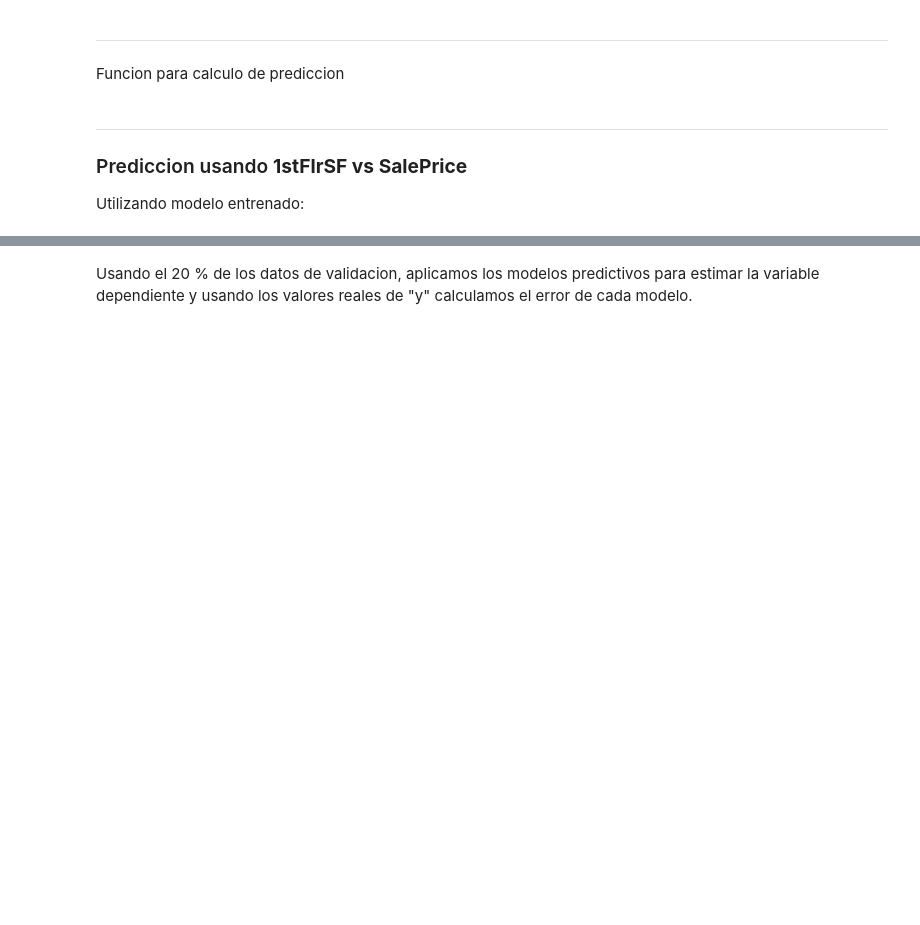
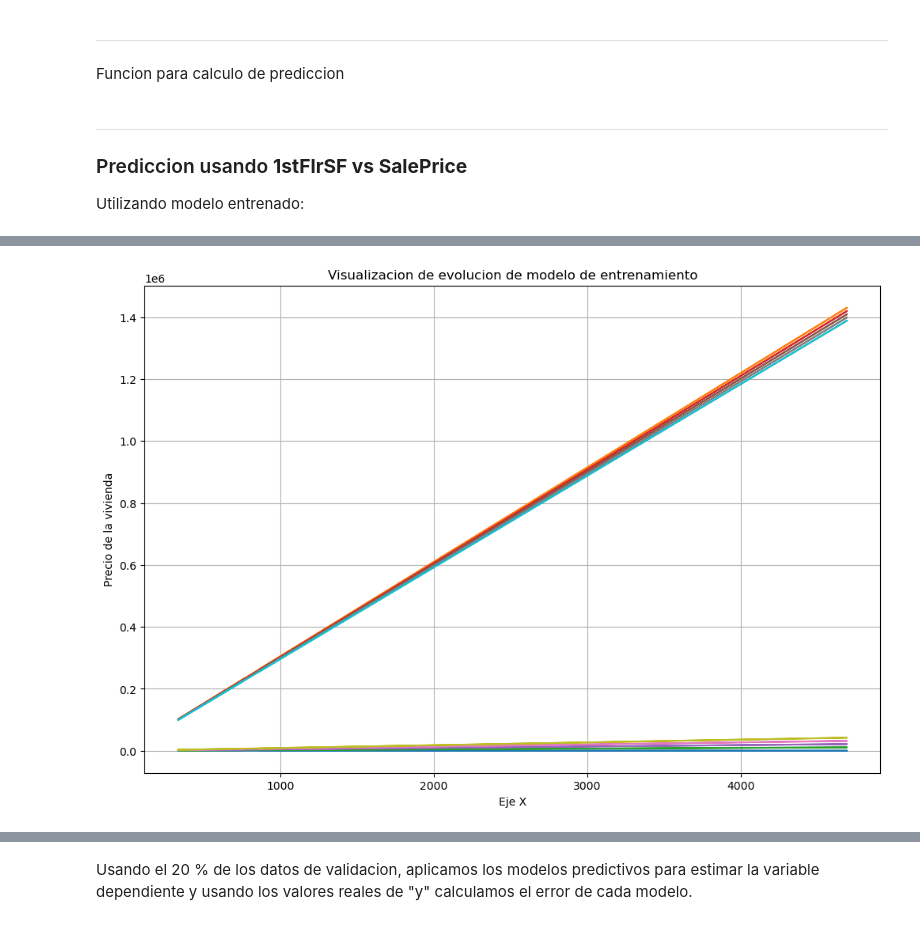
Before and after one commit to ElMangel/Proyecto-1--Regresi-n-con-c-digo, a Jupyter notebook: Proyecto_19000522.ipynb, the cells around one changed output, grey strips where cells are left out. Cells and saved outputs as stored; diff of their text form; code cells hidden in the pictures; blank space fills up the shorter version.

```diff
--- a/Proyecto_19000522.ipynb
+++ b/Proyecto_19000522.ipynb
@@ -408,0 +428,5 @@ grafic_error(errores)
+# %%
+cut = beta_final_1stFlrSF[0:10]
+graficar_evolucion_modelo(cut, dataset_entrenamiento[:,2], 1)
+# %% [output]
+[figure, added]
```
Also changed, not shown: parts of 15 cells of this notebook.
